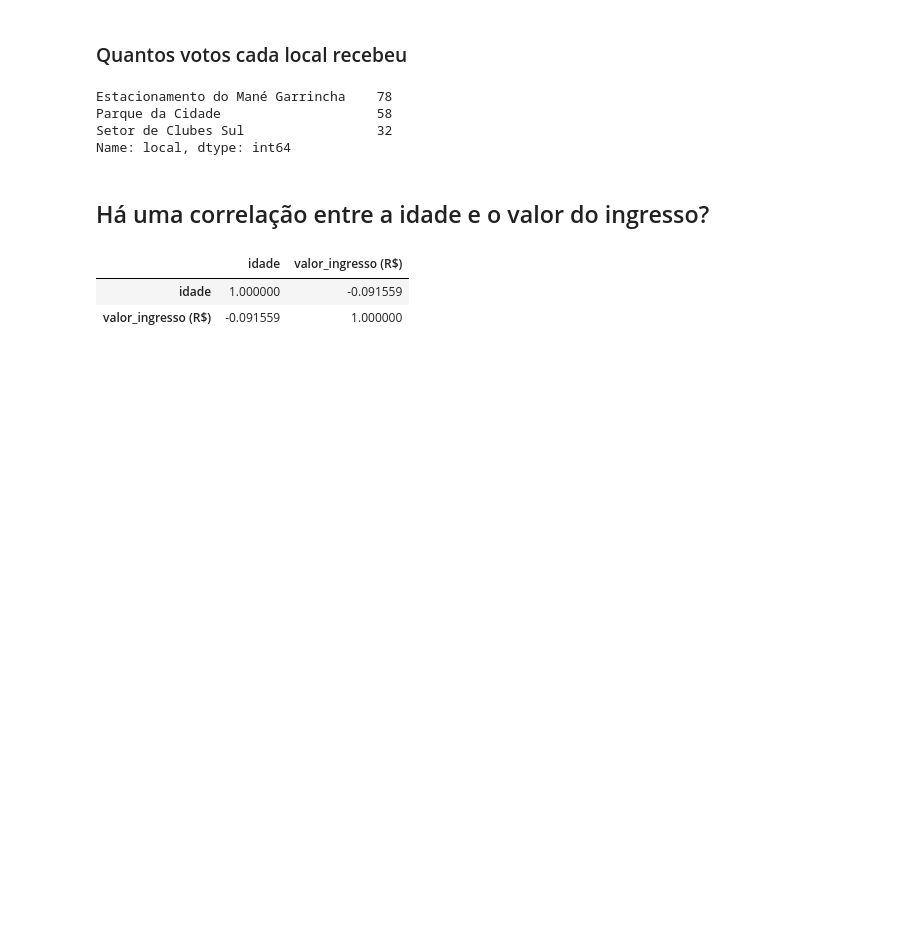
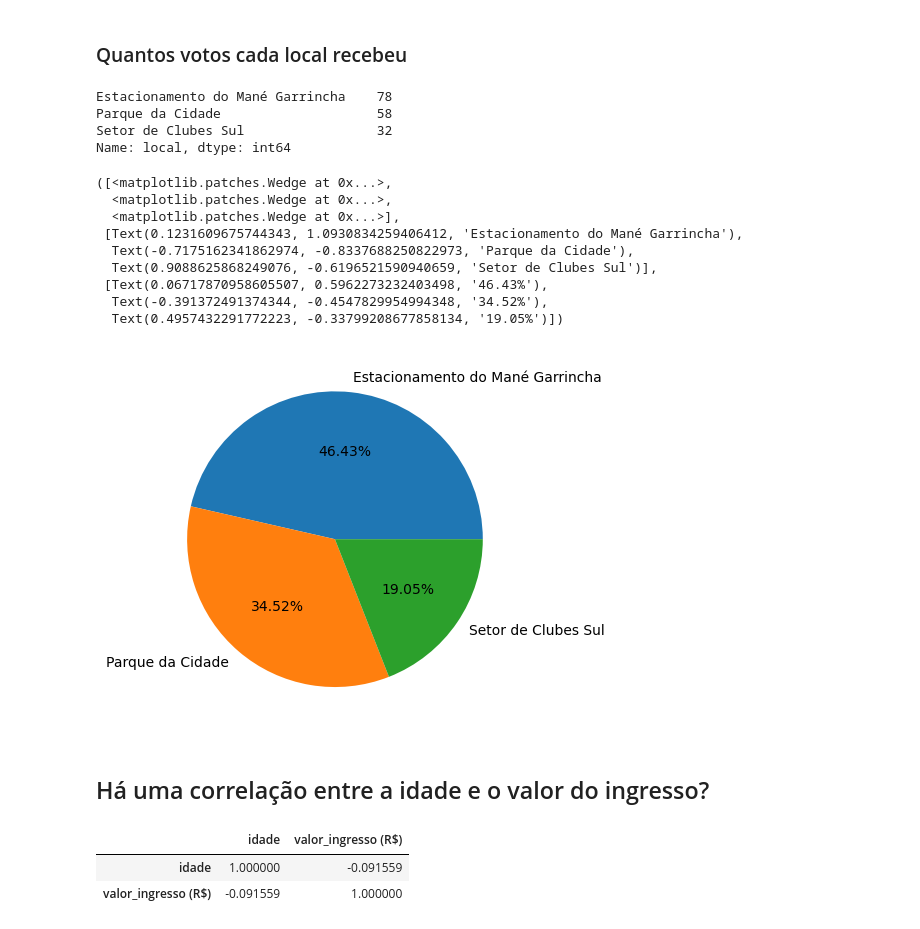
Before and after one commit to n3vrmr/data_studies, a Jupyter notebook: fcm_festival_alfa.ipynb, the cells around one changed output. Saved outputs shown, nothing was run; the diff lists cells and outputs as text; code cells hidden in the pictures; blank space fills up the shorter version.

```diff
--- a/fcm_festival_alfa.ipynb
+++ b/fcm_festival_alfa.ipynb
@@ -225,12 +265,30 @@ dtype: float64
 # %% [markdown]
 ### Quantos votos cada local recebeu
 # %%
-df["local"].value_counts()
+votos = df["local"].value_counts()
+votos
 # %% [output]
 Estacionamento do Mané Garrincha    78
 Parque da Cidade                    58
 Setor de Clubes Sul                 32
 Name: local, dtype: int64
+# %%
+locais = ['Estacionamento do Mané Garrincha',
+          'Parque da Cidade',
+          'Setor de Clubes Sul']
+# %%
+plt.pie(votos, labels=locais, autopct='%1.2f%%')
+# %% [output]
+([<matplotlib.patches.Wedge at 0x...>,
+  <matplotlib.patches.Wedge at 0x...>,
+  <matplotlib.patches.Wedge at 0x...>],
+ [Text(0.1231609675744343, 1.0930834259406412, 'Estacionamento do Mané Garrincha'),
+  Text(-0.7175162341862974, -0.8337688250822973, 'Parque da Cidade'),
+  Text(0.9088625868249076, -0.6196521590940659, 'Setor de Clubes Sul')],
+ [Text(0.06717870958605507, 0.5962273232403498, '46.43%'),
+  Text(-0.391372491374344, -0.4547829954994348, '34.52%'),
+  Text(0.4957432291772223, -0.33799208677858134, '19.05%')])
+[figure, added]
 # %% [markdown]
 ## Há uma correlação entre a idade e o valor do ingresso?
 # %%
```
Also changed, not shown: parts of 13 cells of this notebook.
